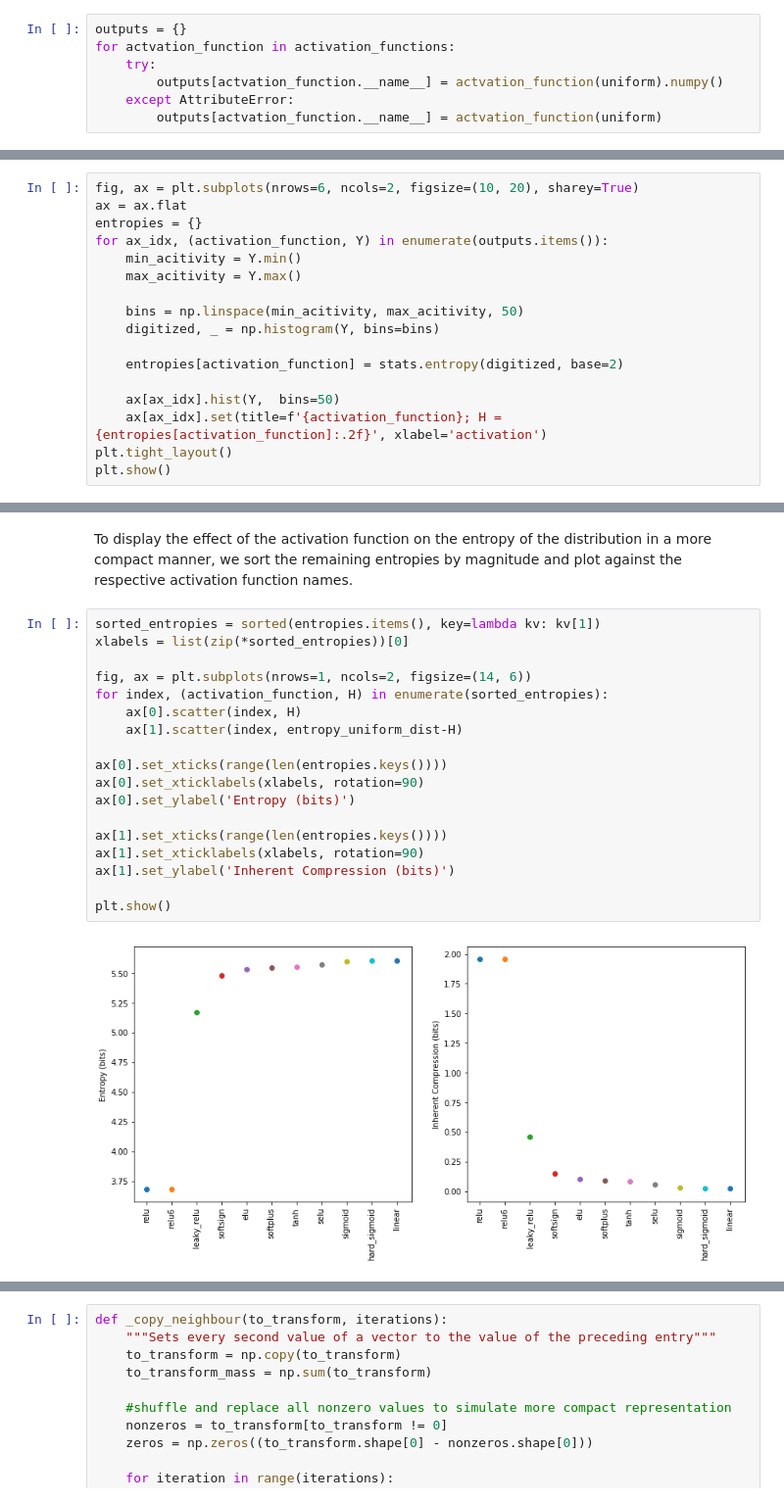
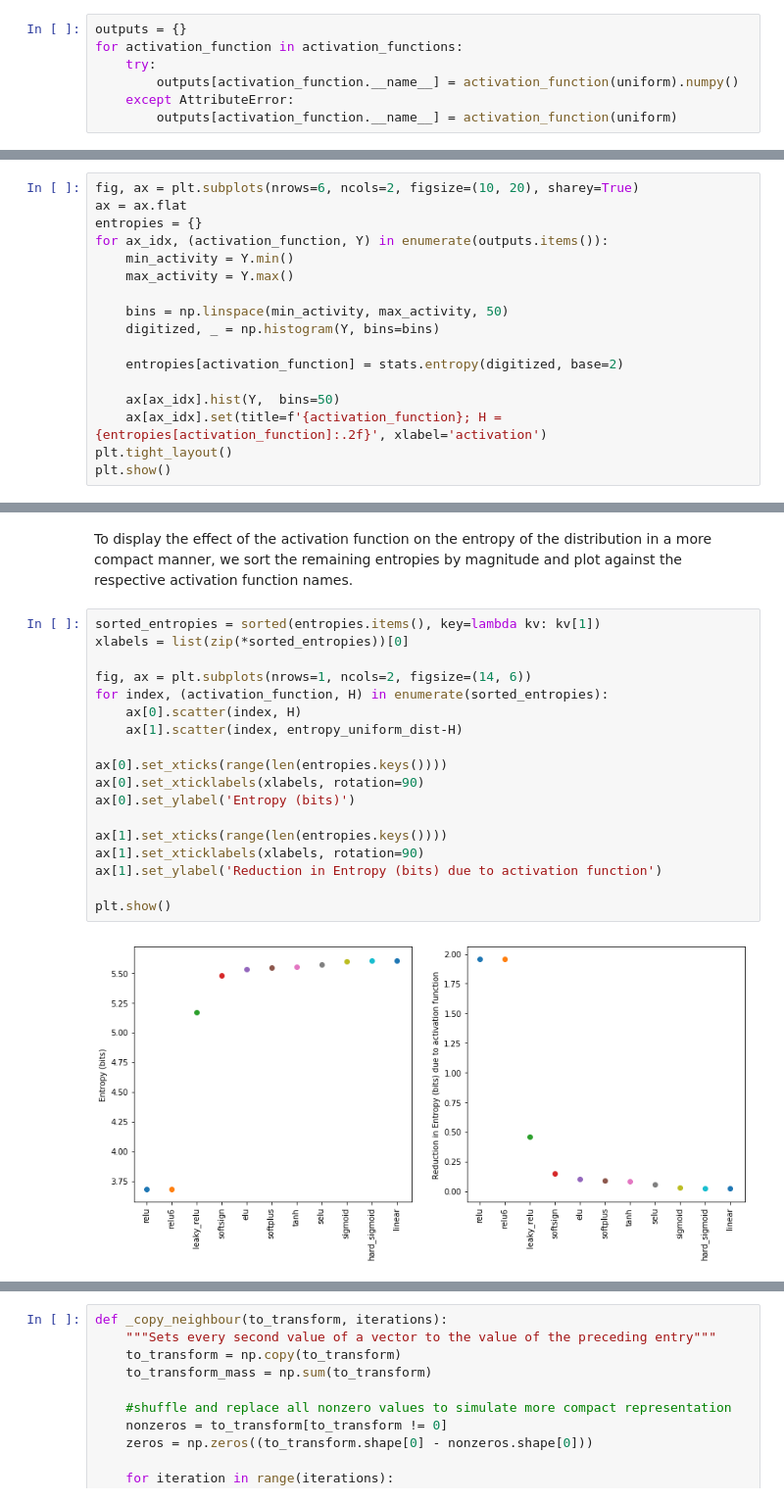
Before and after one commit to neuroinfo-os/deep-bottleneck, a Jupyter notebook: docs/experiments/9.analyze_entropy.ipynb, the cells around one changed output, grey strips where cells are left out. Shown at 98% size. Drawn from its saved outputs; the diff is of its cells as text.

```diff
--- a/docs/experiments/9.analyze_entropy.ipynb
+++ b/docs/experiments/9.analyze_entropy.ipynb
@@ -49,11 +48,11 @@ print(uniform.dtype)
 Now we apply the activation activation functions to the distribution.
 # %%
 outputs = {}
-for actvation_function in activation_functions:
+for activation_function in activation_functions:
     try:
-        outputs[actvation_function.__name__] = actvation_function(uniform).numpy()
+        outputs[activation_function.__name__] = activation_function(uniform).numpy()
     except AttributeError:
-        outputs[actvation_function.__name__] = actvation_function(uniform)
+        outputs[activation_function.__name__] = activation_function(uniform)
 # %% [markdown]
 The plots below show the resulting distributions after the respective activation function has been applied. The title displays the name of the activation function and the remaining entropy in the distribution.
 # %%
@@ -61,10 +60,10 @@ fig, ax = plt.subplots(nrows=6, ncols=2, figsize=(10, 20), sharey=True)
 ax = ax.flat
 entropies = {}
 for ax_idx, (activation_function, Y) in enumerate(outputs.items()):
-    min_acitivity = Y.min()
-    max_acitivity = Y.max()
+    min_activity = Y.min()
+    max_activity = Y.max()
 
-    bins = np.linspace(min_acitivity, max_acitivity, 50)
+    bins = np.linspace(min_activity, max_activity, 50)
     digitized, _ = np.histogram(Y, bins=bins)
 
     entropies[activation_function] = stats.entropy(digitized, base=2)
@@ -80,21 +79,21 @@ To display the effect of the activation function on the entropy of the distribut
 # %%
 sorted_entropies = sorted(entropies.items(), key=lambda kv: kv[1])
 xlabels = list(zip(*sorted_entropies))[0]
 
 fig, ax = plt.subplots(nrows=1, ncols=2, figsize=(14, 6))
 for index, (activation_function, H) in enumerate(sorted_entropies):
     ax[0].scatter(index, H)
     ax[1].scatter(index, entropy_uniform_dist-H)
 
 ax[0].set_xticks(range(len(entropies.keys())))
 ax[0].set_xticklabels(xlabels, rotation=90)
 ax[0].set_ylabel('Entropy (bits)')
 
 ax[1].set_xticks(range(len(entropies.keys())))
 ax[1].set_xticklabels(xlabels, rotation=90)
-ax[1].set_ylabel('Inherent Compression (bits)')
+ax[1].set_ylabel('Reduction in Entropy (bits) due to activation function')
 
 plt.show()
 # %% [output]
-[figure, old version]
+[figure, new version]
 # %% [markdown]
```
Also changed, not shown: parts of 7 cells of this notebook.
